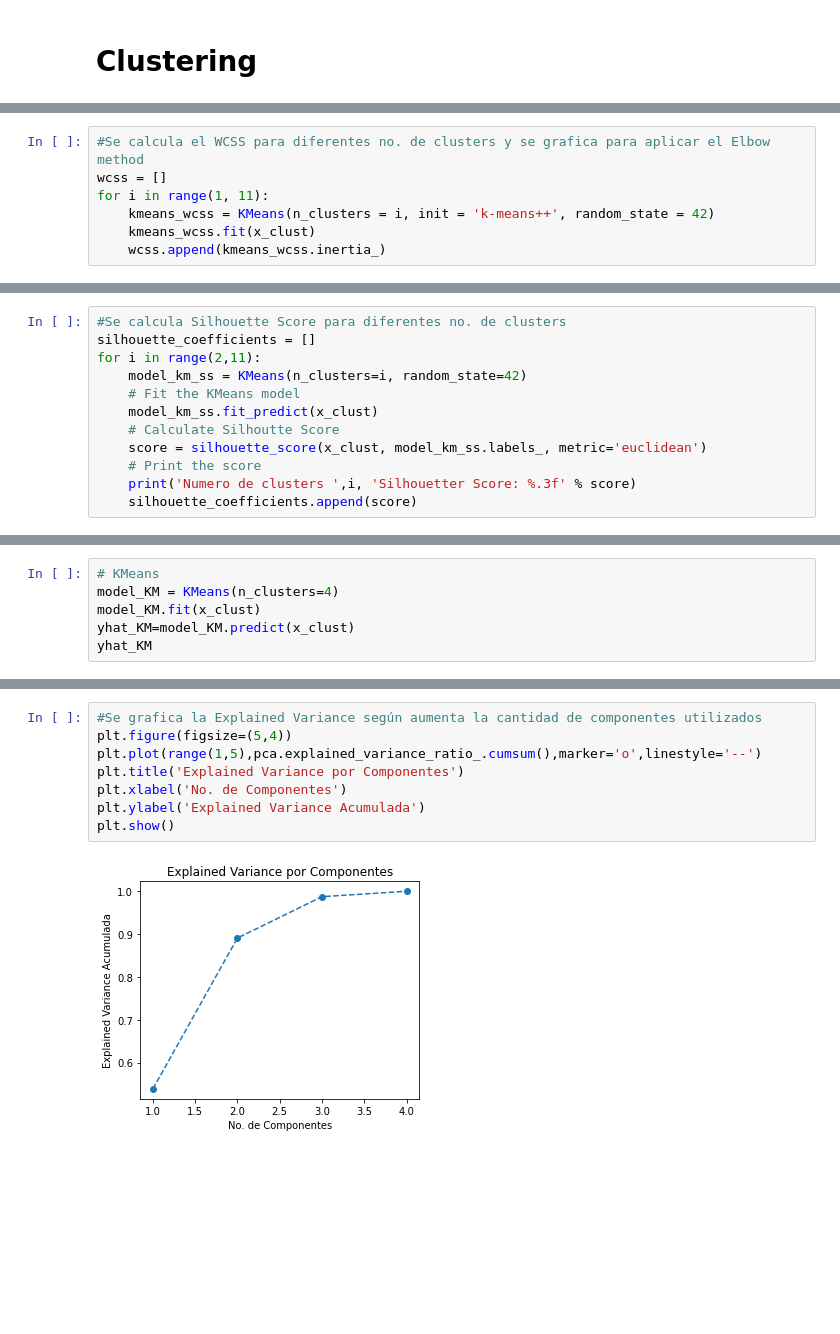
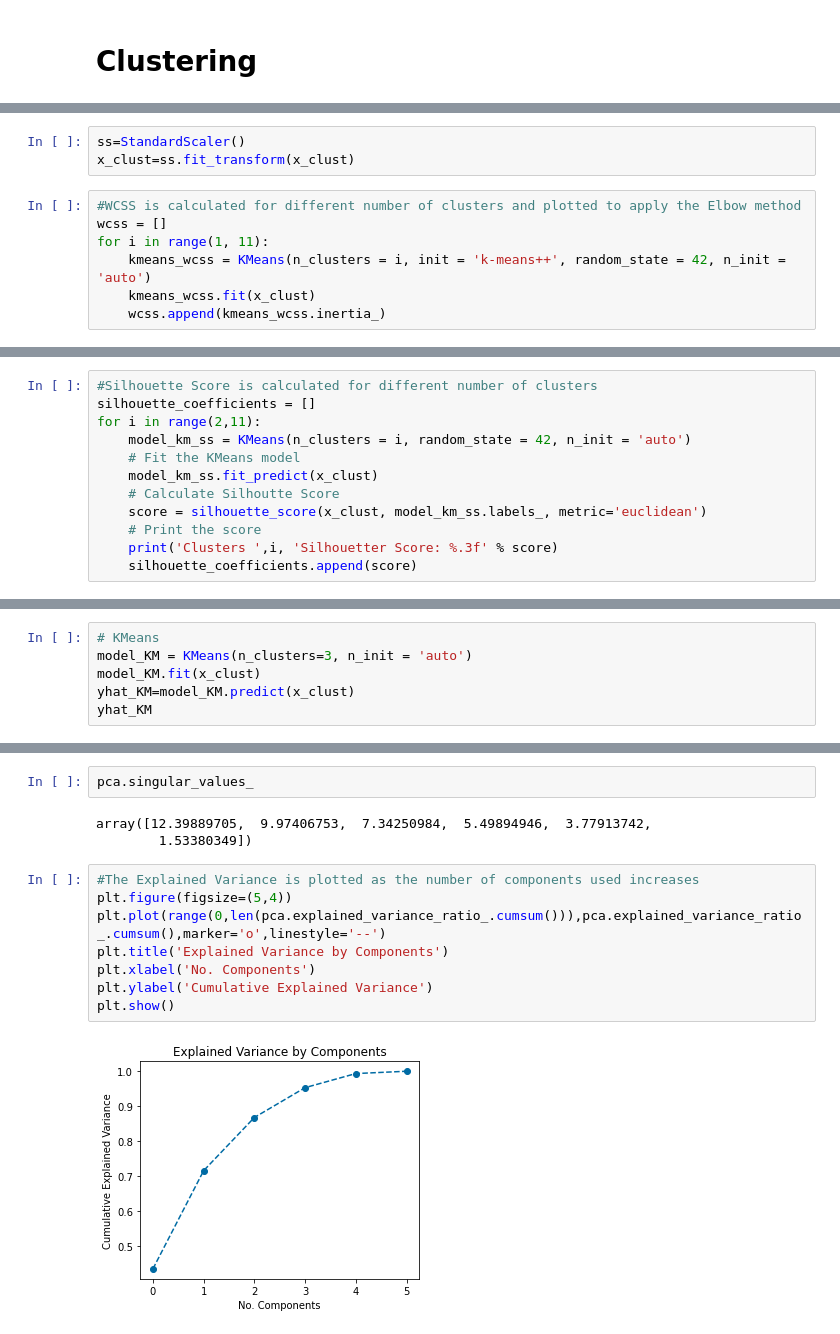
Before and after one commit to dataismyname/data_science_python_projects, a Jupyter notebook: Clustering_covid19.ipynb, the cells around one changed output, grey strips where cells are left out. Saved outputs shown, nothing was run; the diff lists cells and outputs as text; blank space fills up the shorter version.

```diff
--- a/Clustering_covid19.ipynb
+++ b/Clustering_covid19.ipynb
@@ -194,8 +187,11 @@ x_clust=mms.fit_transform(x_clust)
+# %%
+ss=StandardScaler()
+x_clust=ss.fit_transform(x_clust)
 # %%
-#Se calcula el WCSS para diferentes no. de clusters y se grafica para aplicar el Elbow method
+#WCSS is calculated for different number of clusters and plotted to apply the Elbow method
 wcss = []
 for i in range(1, 11):
-    kmeans_wcss = KMeans(n_clusters = i, init = 'k-means++', random_state = 42)
+    kmeans_wcss = KMeans(n_clusters = i, init = 'k-means++', random_state = 42, n_init = 'auto')
     kmeans_wcss.fit(x_clust)
     wcss.append(kmeans_wcss.inertia_)
 # %%
@@ -212,13 +206,13 @@ plt.show()
 # %%
-#Se calcula Silhouette Score para diferentes no. de clusters
+#Silhouette Score is calculated for different number of clusters
 silhouette_coefficients = []
 for i in range(2,11):
-    model_km_ss = KMeans(n_clusters=i, random_state=42)
+    model_km_ss = KMeans(n_clusters = i, random_state = 42, n_init = 'auto')
     # Fit the KMeans model
     model_km_ss.fit_predict(x_clust)
     # Calculate Silhoutte Score
     score = silhouette_score(x_clust, model_km_ss.labels_, metric='euclidean')
     # Print the score
-    print('Numero de clusters ',i, 'Silhouetter Score: %.3f' % score)
+    print('Clusters ',i, 'Silhouetter Score: %.3f' % score)
     silhouette_coefficients.append(score)
 # %% [output]
@@ -246,6 +240,6 @@ plt.show()
 # %%
 # KMeans
-model_KM = KMeans(n_clusters=4)
+model_KM = KMeans(n_clusters=3, n_init = 'auto')
 model_KM.fit(x_clust)
 yhat_KM=model_KM.predict(x_clust)
 yhat_KM
@@ -308,11 +305,16 @@ array([0.53864416, 0.89079717, 0.98730506, 1.        ])
+# %%
+pca.singular_values_
+# %% [output]
+array([12.39889705,  9.97406753,  7.34250984,  5.49894946,  3.77913742,
+        1.53380349])
 # %%
-#Se grafica la Explained Variance según aumenta la cantidad de componentes utilizados
+#The Explained Variance is plotted as the number of components used increases
 plt.figure(figsize=(5,4))
-plt.plot(range(1,5),pca.explained_variance_ratio_.cumsum(),marker='o',linestyle='--')
-plt.title('Explained Variance por Componentes')
-plt.xlabel('No. de Componentes')
-plt.ylabel('Explained Variance Acumulada')
+plt.plot(range(0,len(pca.explained_variance_ratio_.cumsum())),pca.explained_variance_ratio_.cumsum(),marker='o',linestyle='--')
+plt.title('Explained Variance by Components')
+plt.xlabel('No. Components')
+plt.ylabel('Cumulative Explained Variance')
 plt.show()
 # %% [output]
-[figure, old version]
+[figure, new version]
 # %%
```
Also changed, not shown: parts of 70 cells of this notebook.
